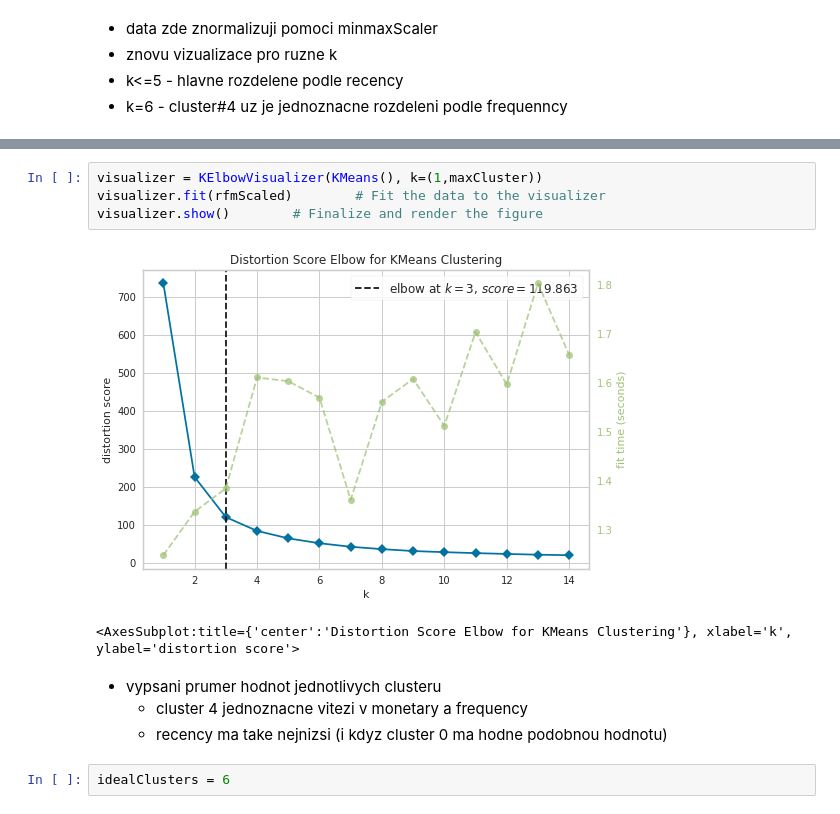
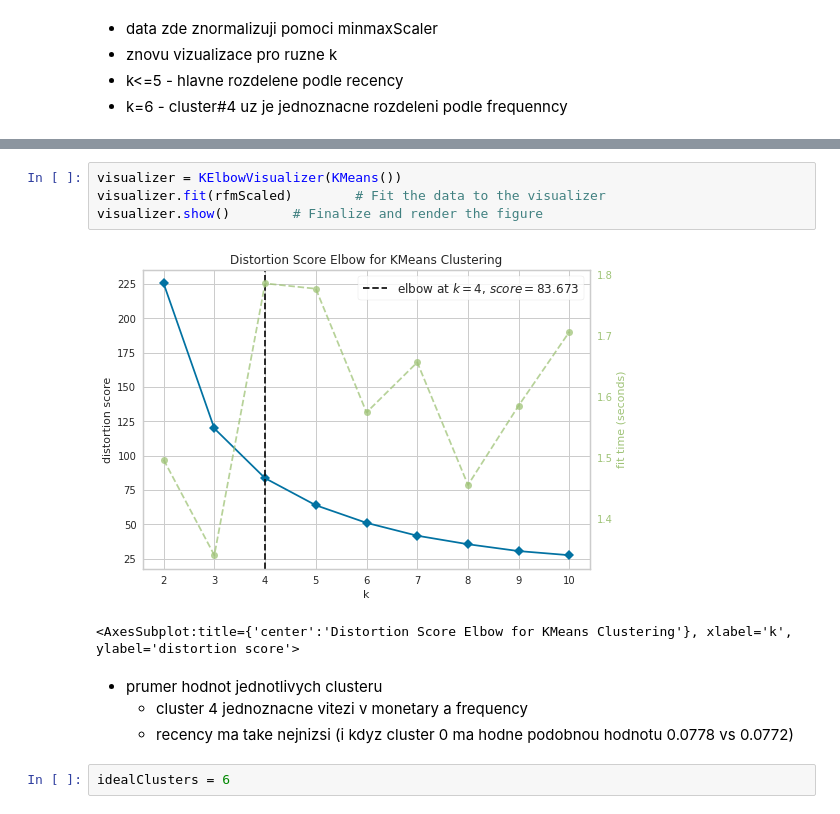
Before and after one commit to xuthang/bi-vzd, a Jupyter notebook: 03/homework_03_B201.ipynb, the cells around one changed output, grey strips where cells are left out. Saved outputs shown, nothing was run; the diff lists cells and outputs as text.

```diff
--- a/03/homework_03_B201.ipynb
+++ b/03/homework_03_B201.ipynb
@@ -142,16 +140,16 @@ visualize(rfmScaled)
 [figure]
 [figure]
 # %%
-visualizer = KElbowVisualizer(KMeans(), k=(1,maxCluster))
+visualizer = KElbowVisualizer(KMeans())
 visualizer.fit(rfmScaled)        # Fit the data to the visualizer
 visualizer.show()        # Finalize and render the figure
 # %% [output]
-[figure, old version]
+[figure, new version]
 <AxesSubplot:title={'center':'Distortion Score Elbow for KMeans Clustering'}, xlabel='k', ylabel='distortion score'>
 # %% [markdown]
-* vypsani prumer hodnot jednotlivych clusteru
+* prumer hodnot jednotlivych clusteru
     * cluster 4 jednoznacne vitezi v monetary a frequency
-    * recency ma take nejnizsi (i kdyz cluster 0 ma hodne podobnou hodnotu)
+    * recency ma take nejnizsi (i kdyz cluster 0 ma hodne podobnou hodnotu 0.0778 vs 0.0772)
 # %%
 idealClusters = 6
 # %%
```
Also changed, not shown: parts of 12 cells of this notebook.
